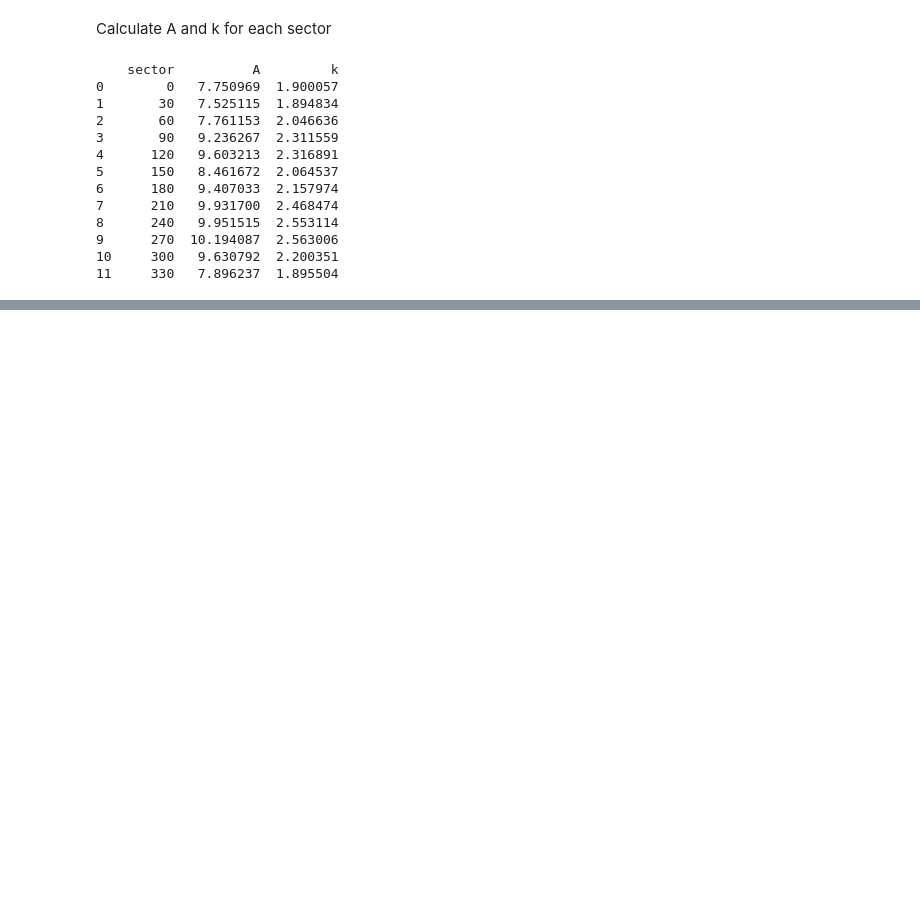
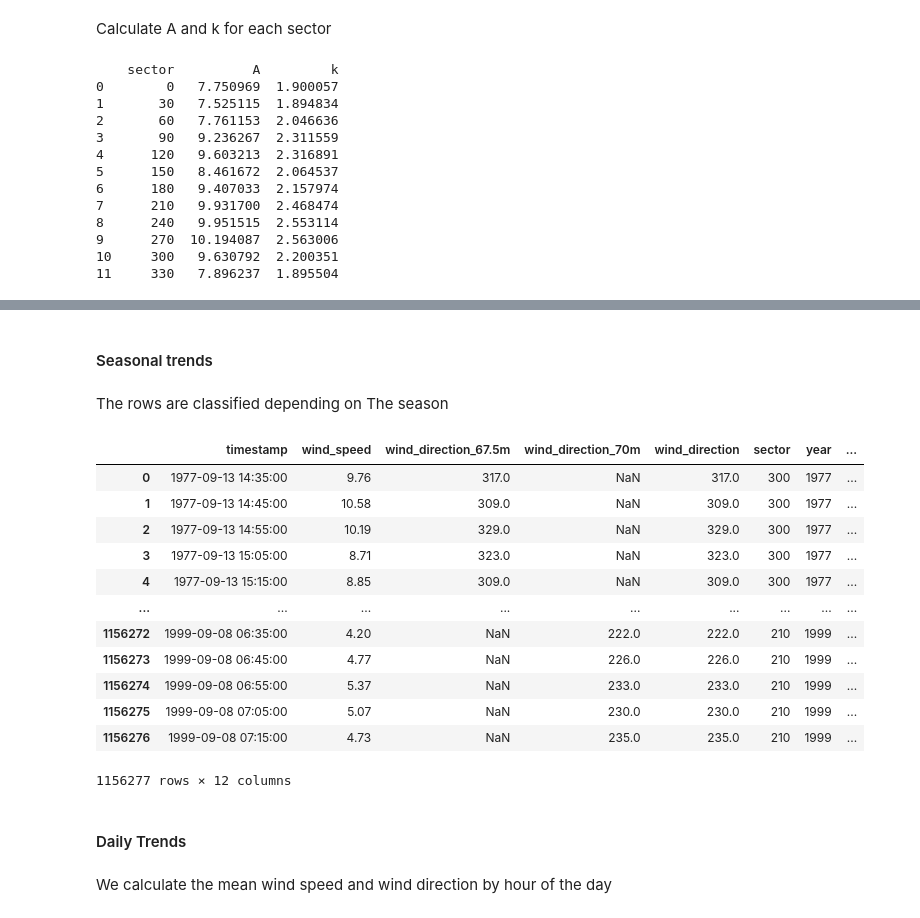
Before and after one commit to AlexDelBarco/IMWE, a Jupyter notebook: Assignment_1.ipynb, the cells around one changed output, grey strips where cells are left out. Saved outputs shown, nothing was run; the diff lists cells and outputs as text; code cells hidden in the pictures; blank space fills up the shorter version.

```diff
--- a/Assignment_1.ipynb
+++ b/Assignment_1.ipynb
@@ -608,0 +630,46 @@ print(results_df)
+# %% [markdown]
+#### Seasonal trends
+# %% [markdown]
+The rows are classified depending on The season
+# %%
+sprog['timestamp'] = pd.to_datetime(sprog['timestamp'], format='%Y%m%d%H%M')
+
+# Extract necessary time features from 'timestamp'
+sprog['year'] = sprog['timestamp'].dt.year
+sprog['month'] = sprog['timestamp'].dt.month
+sprog['day'] = sprog['timestamp'].dt.day
+sprog['hour'] = sprog['timestamp'].dt.hour
+sprog['day_of_year'] = sprog['timestamp'].dt.dayofyear
+
+# Define seasons based on the month
+def get_season(month):
+    if month in [12, 1, 2]:
+        return 'Winter'
+    elif month in [3, 4, 5]:
+        return 'Spring'
+    elif month in [6, 7, 8]:
+        return 'Summer'
+    elif month in [9, 10, 11]:
+        return 'Fall'
+
+sprog['season'] = sprog['month'].apply(get_season)
+# %%
+sprog
+# %% [output]
+|  | timestamp | wind_speed | wind_direction_67.5m | wind_direction_70m | wind_direction | sector | year | ... |
+| 0 | 1977-09-13 14:35:00 | 9.76 | 317.0 | NaN | 317.0 | 300 | 1977 | ... |
+| 1 | 1977-09-13 14:45:00 | 10.58 | 309.0 | NaN | 309.0 | 300 | 1977 | ... |
+| 2 | 1977-09-13 14:55:00 | 10.19 | 329.0 | NaN | 329.0 | 300 | 1977 | ... |
+| 3 | 1977-09-13 15:05:00 | 8.71 | 323.0 | NaN | 323.0 | 300 | 1977 | ... |
+| 4 | 1977-09-13 15:15:00 | 8.85 | 309.0 | NaN | 309.0 | 300 | 1977 | ... |
+| ... | ... | ... | ... | ... | ... | ... | ... | ... |
+| 1156272 | 1999-09-08 06:35:00 | 4.20 | NaN | 222.0 | 222.0 | 210 | 1999 | ... |
+| 1156273 | 1999-09-08 06:45:00 | 4.77 | NaN | 226.0 | 226.0 | 210 | 1999 | ... |
+| 1156274 | 1999-09-08 06:55:00 | 5.37 | NaN | 233.0 | 233.0 | 210 | 1999 | ... |
+| 1156275 | 1999-09-08 07:05:00 | 5.07 | NaN | 230.0 | 230.0 | 210 | 1999 | ... |
+| 1156276 | 1999-09-08 07:15:00 | 4.73 | NaN | 235.0 | 235.0 | 210 | 1999 | ... |
+1156277 rows × 12 columns
+# %% [markdown]
+#### Daily Trends
+# %% [markdown]
+We calculate the mean wind speed and wind direction by hour of the day
```
Also changed, not shown: parts of 5 cells of this notebook.
